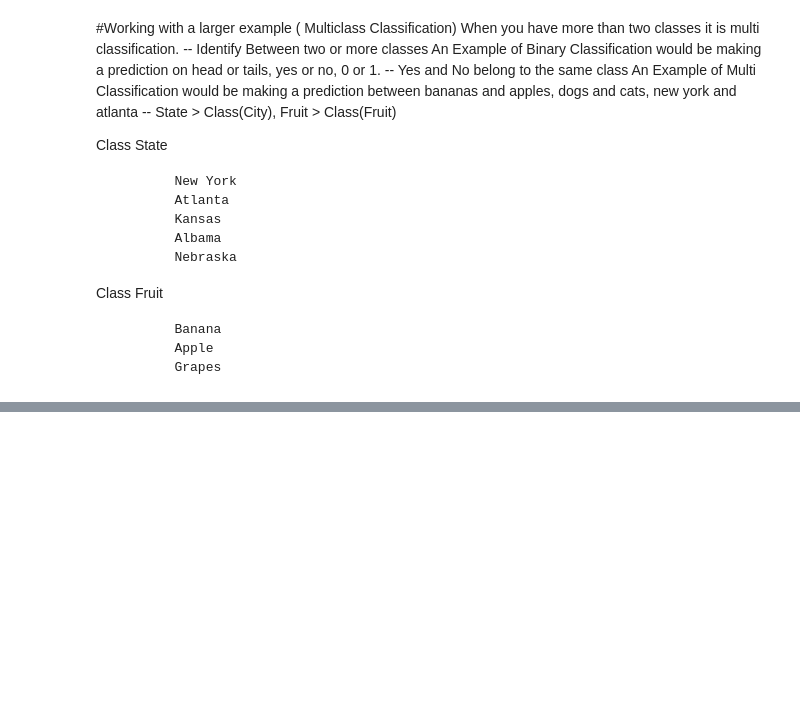
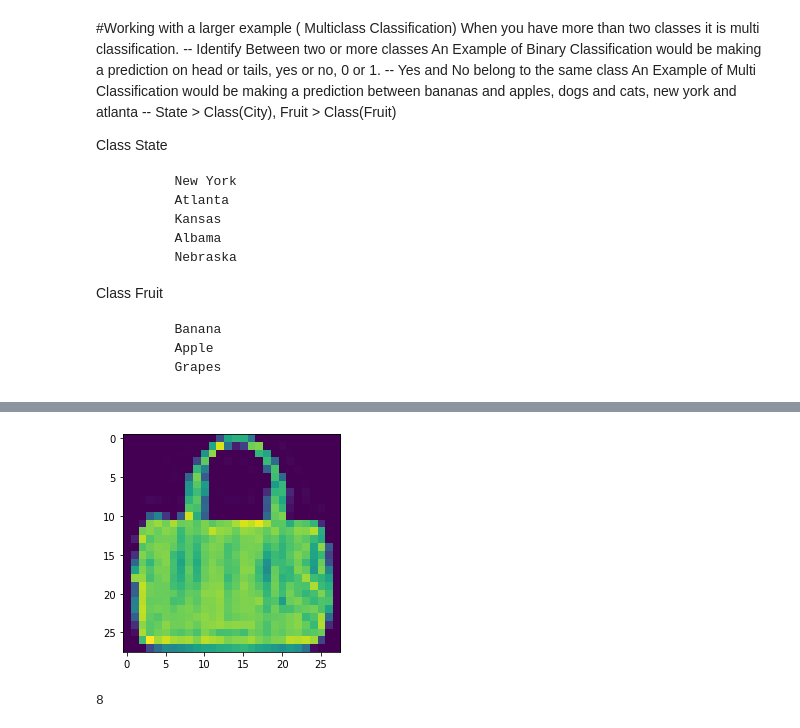
Before and after one commit to SecureGitWire/GoogleCollabeTensorflowDev, a Jupyter notebook: NeuralNetworkClassification.ipynb, the cells around one changed output, grey strips where cells are left out. Cells and saved outputs as stored; diff of their text form; code cells hidden in the pictures; blank space fills up the shorter version.

```diff
--- a/NeuralNetworkClassification.ipynb
+++ b/NeuralNetworkClassification.ipynb
@@ -1186,0 +1247,8 @@ Class Fruit
+# %%
+plt.imshow(train_data[4000]);
+# %% [output]
+[figure, added]
+# %%
+train_labels[4000]
+# %% [output]
+8
```
Also changed, not shown: parts of 15 cells of this notebook.
